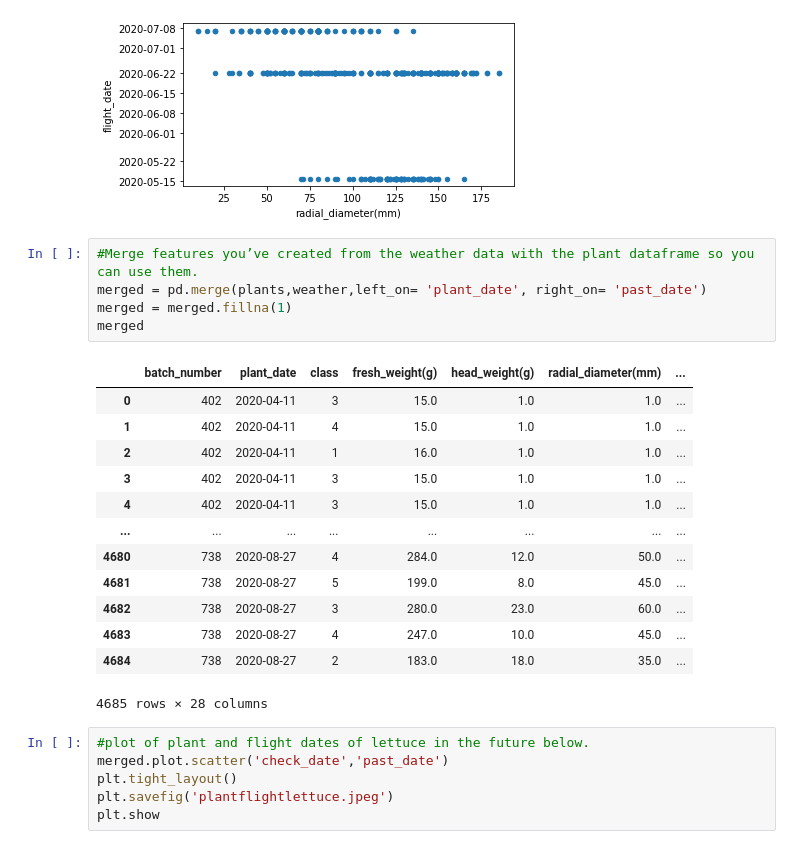
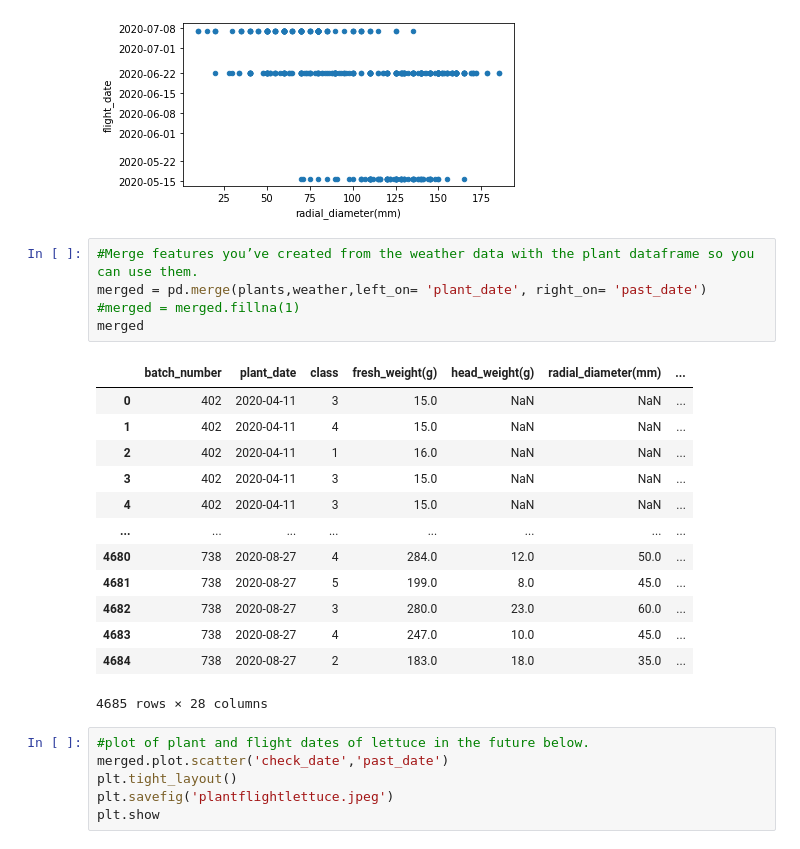
Before and after one commit to cyberanalyst268/Data-Science-and-Decision-Making, a Jupyter notebook: Agrotech-project.ipynb, the cells around one changed output. Saved outputs shown, nothing was run; the diff lists cells and outputs as text.

```diff
--- a/Agrotech-project.ipynb
+++ b/Agrotech-project.ipynb
@@ -257,15 +257,15 @@ plt.show()
 # %%
 #Merge features you’ve created from the weather data with the plant dataframe so you can use them.
 merged = pd.merge(plants,weather,left_on= 'plant_date', right_on= 'past_date')
-merged = merged.fillna(1)
+#merged = merged.fillna(1)
 merged
 # %% [output]
 |  | batch_number | plant_date | class | fresh_weight(g) | head_weight(g) | radial_diameter(mm) | ... |
-| 0 | 402 | 2020-04-11 | 3 | 15.0 | 1.0 | 1.0 | ... |
-| 1 | 402 | 2020-04-11 | 4 | 15.0 | 1.0 | 1.0 | ... |
-| 2 | 402 | 2020-04-11 | 1 | 16.0 | 1.0 | 1.0 | ... |
-| 3 | 402 | 2020-04-11 | 3 | 15.0 | 1.0 | 1.0 | ... |
-| 4 | 402 | 2020-04-11 | 3 | 15.0 | 1.0 | 1.0 | ... |
+| 0 | 402 | 2020-04-11 | 3 | 15.0 | NaN | NaN | ... |
+| 1 | 402 | 2020-04-11 | 4 | 15.0 | NaN | NaN | ... |
+| 2 | 402 | 2020-04-11 | 1 | 16.0 | NaN | NaN | ... |
+| 3 | 402 | 2020-04-11 | 3 | 15.0 | NaN | NaN | ... |
+| 4 | 402 | 2020-04-11 | 3 | 15.0 | NaN | NaN | ... |
 | ... | ... | ... | ... | ... | ... | ... | ... |
 | 4680 | 738 | 2020-08-27 | 4 | 284.0 | 12.0 | 50.0 | ... |
 | 4681 | 738 | 2020-08-27 | 5 | 199.0 | 8.0 | 45.0 | ... |
```
Also changed, not shown: parts of 4 cells of this notebook.
